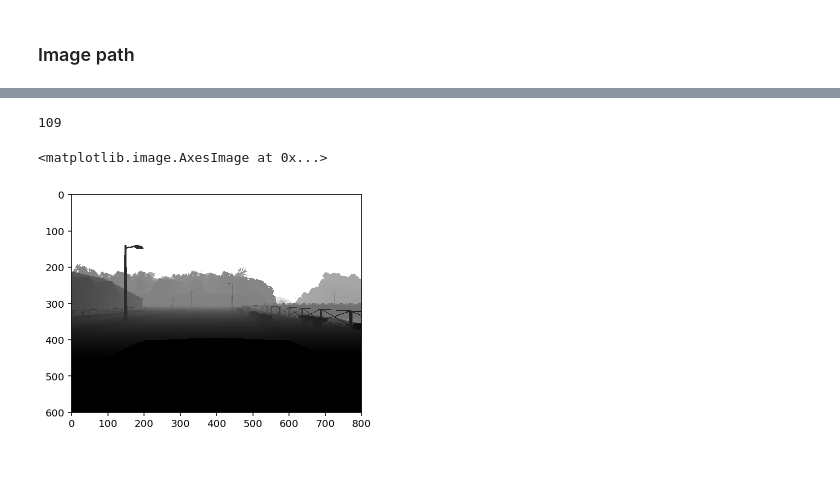
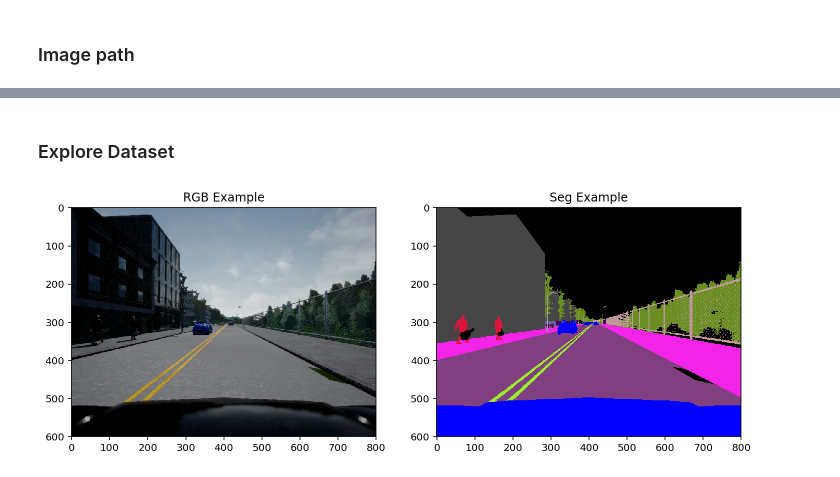
Before and after one commit to gwwang16/Lyft-Perception-Challenge, a Jupyter notebook: preprocess.ipynb, the cells around one changed output, grey strips where cells are left out. Drawn from its saved outputs; the diff is of its cells as text; code cells hidden in the pictures.

```diff
--- a/preprocess.ipynb
+++ b/preprocess.ipynb
@@ -89,18 +85,18 @@ plt.imshow(result)
 # %%
-# Depth
-total_num = 0
+# Depth image
+depth_state = False
 
-for i, file in enumerate(glob.glob(depth_path)):
-    file_name = os.path.basename(file)
-    logdepth = depth_to_grayscale(file)
+if depth_state:
+    total_num = 0
+    for i, file in enumerate(glob(depth_path)):
+        file_name = os.path.basename(file)
+        logdepth = depth_to_grayscale(file)
 
-    imageio.imwrite(depth_output_dir + '/' + file_name, logdepth, format='png')
-    total_num += 1
+        imageio.imwrite(depth_output_dir + '/' + file_name, logdepth, format='png')
+        total_num += 1
 
-print(total_num)
-plt.title("depth example")
-plt.imshow(logdepth, cmap='gray')
+    print(total_num, "images has been processed.")
+    plt.title("depth example")
+    plt.imshow(logdepth, cmap='gray')
-# %% [output]
-109
-<matplotlib.image.AxesImage at 0x...>
-[figure, removed]
+# %% [markdown]
+### Explore Dataset
@@ -106,0 +106,19 @@ plt.imshow(logdepth, cmap='gray')
+# %%
+# Show random example
+index = random.randint(0, len(glob(rgb_path)))
+test_img_path = glob(rgb_path)[index]
+seg_test_img_path = glob(seg2_path)[index]
+
+test_img = imageio.imread(test_img_path)
+seg_test_img = imageio.imread(seg_test_img_path)
+
+plt.figure(figsize=(12,7))
+plt.subplot(1,2,1)
+plt.imshow(test_img)
+plt.title('RGB Example')
+plt.subplot(1,2,2)
+plt.imshow(seg_test_img)
+plt.title('Seg Example')
+plt.show()
+# %% [output]
+[figure, added]
```
Also changed, not shown: parts of 13 cells of this notebook.
